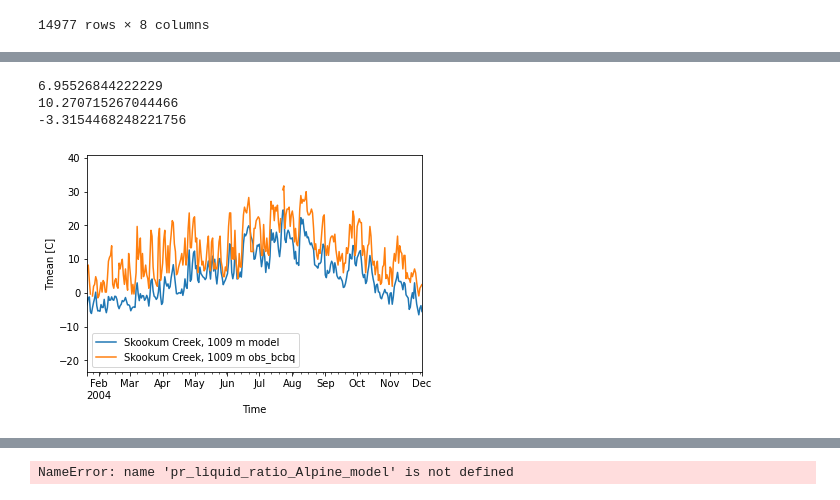
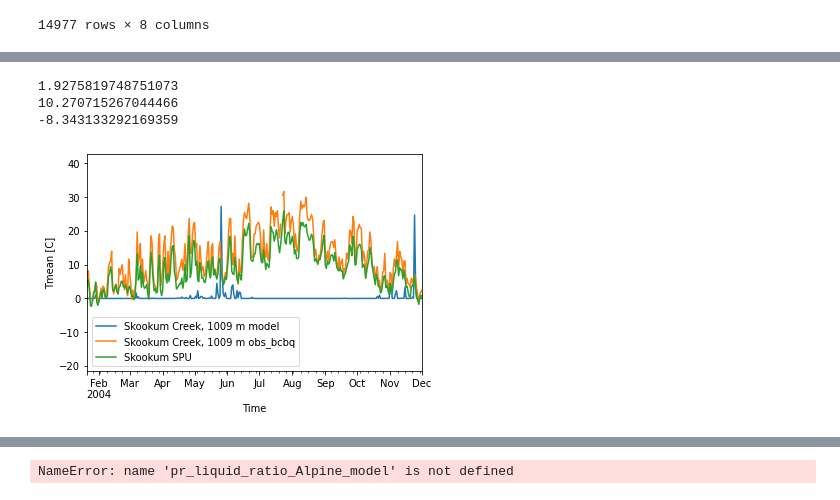
Before and after one commit to NCristea/Snow_SCL, a Jupyter notebook: compare_datasets.ipynb, the cells around one changed output, grey strips where cells are left out. Cells and saved outputs as stored; diff of their text form; code cells hidden in the pictures.

```diff
--- a/compare_datasets.ipynb
+++ b/compare_datasets.ipynb
@@ -294,21 +277,22 @@ df_snotel_obs_SPU_Alpine_T
 # %%
 #plot modeled T vs. observed at Skookum Creek
 ax = df_model_data_Skookum.plot(kind='line',  y = 'tmean_point', label = 'Skookum Creek, 1009 m model')
 df_snotel_Skookum.plot(kind='line',  y = 'Tmax_C', label = 'Skookum Creek, 1009 m obs_bcbq', ax = ax)
+df_snotel_obs_SPU_Skookum_T_.plot(kind='line',  y = 'Tmean_C', label = 'Skookum SPU', ax = ax)
 ax.set_xlim([datetime(2004, 1, 21), datetime(2004, 12, 1)])
 plt.xlabel('Time')
 plt.ylabel('Tmean [C]')
 
 mean_diff_T = df_model_data_Skookum.tmax_point.mean() - df_snotel_Skookum.Tmax_C.mean()
 
 print(df_model_data_Skookum.tmax_point.mean())
 print(df_snotel_Skookum.Tmax_C.mean())
 print(mean_diff_T)
 # %% [output]
-6.95526844222229
+1.9275819748751073
 10.270715267044466
--3.3154468248221756
+-8.343133292169359
-[figure, old version]
+[figure, new version]
 # %%
 airTDJF_snotel_bcbq_Skookum = xc.atmos.tg_mean(ds_bcbq_obs_Skookum.Tmean_C, season="MAM")
 airTDJF_snotel_bcbq_Alpine = xc.atmos.tg_mean(ds_bcbq_obs_Alpine.Tmean_C, season="MAM")
```
Also changed, not shown: parts of 11 cells of this notebook, 8 other files.
